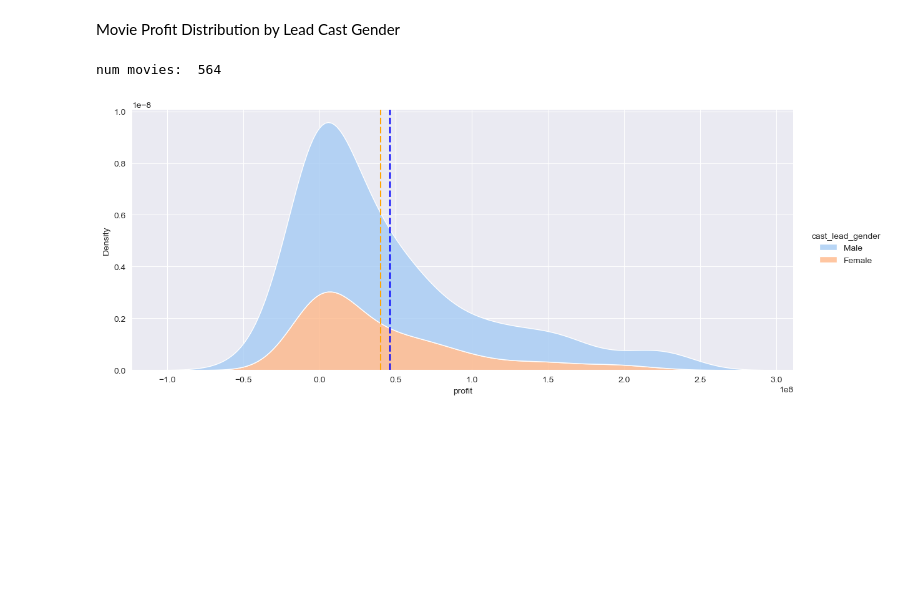
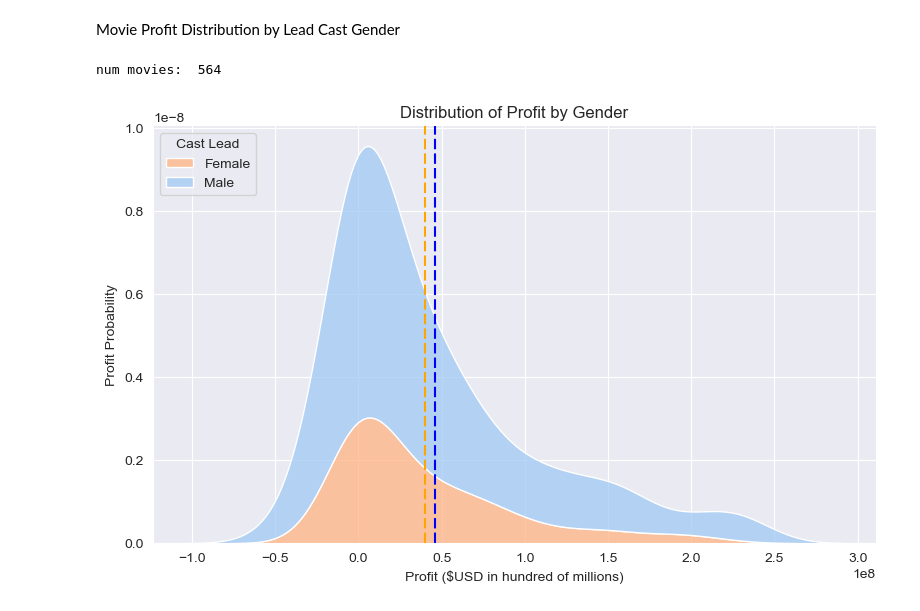
Before and after one commit to alexanderdaffara/Movies_Insights_EDA, a Jupyter notebook: Alex-Notebook.ipynb, the cells around one changed output. Drawn from its saved outputs; the diff is of its cells as text; code cells hidden in the pictures; blank space fills up the shorter version.

```diff
--- a/Alex-Notebook.ipynb
+++ b/Alex-Notebook.ipynb
@@ -575,17 +420,15 @@ average long profit: 52,570,746
 # %% [markdown]
 ### Runtime Distribution per top 5 Genres
 # %%
-top5_genre_combos = [('Adventure', 'Comedy'),
-                     ('Action', 'Adventure'),
-                     'Adventure',
-                     'Sci-Fi',
-                     ('Horror', 'Thriller')]
+top5_genre_combos = b
 left = most_profit_df[['movie','release_year','profit','runtime_minutes','length']]
 right = profit_genreTuples_df.loc[profit_genreTuples_df['genres'].map(lambda x: True if x in top5_genre_combos \
                                                                             else False)]
 m = left.merge(right, how='inner', on=['movie','release_year'], suffixes=['_l','_r'])
 
 genre_length_dfs = [m.loc[m['genres'] == genre] for genre in top5_genre_combos]
+
+
 
 
 fig, ax = plt.subplots(ncols=5, figsize=(13,5))
@@ -609,6 +452,7 @@ ax[len(titles)//2].set_xlabel('Runtime lengths')
 ax[0].legend(['long > 114 min','114 min > medium > 99 min','short < 99 min'])
 fig.suptitle('Movie Runtime Distribution per Top Genres', fontsize=16)
 
+sns.set_style('dark')
 plt.tight_layout()
 plt.show()
 # %% [output]
@@ -760,32 +562,36 @@ Movie Profit Distribution by Lead Cast Gender
 # %%
 gender_profit_df = kaggle_cleaned_df[['title','release_date','revenue','cast_lead_gender']]
 gender_profit_df = gender_profit_df.merge(modern_budgets_df[['movie','release_year','profit']],
                                           how='inner',
                                           left_on=['title','release_date'],
                                           right_on=['movie','release_year'],
                                           suffixes=['_l','_r'])
 print('num movies: ', len(gender_profit_df))
 
 
 sns.set_style('darkgrid')
 
 data = gender_profit_df
 column_name = 'profit'
 ax = sns.displot(x = column_name,
                  data=data,
                  hue='cast_lead_gender',
                  hue_order=['Male','Female'],
                  multiple='stack',
                  palette='pastel',
                  kind='kde',
-                 aspect=2.3)
+                 legend=False,
+                 aspect=1.6).set(title='Distribution of Profit by Gender',
+                                 xlabel='Profit ($USD in hundred of millions)',
+                                 ylabel='Profit Probability')
 
+plt.legend(title='Cast Lead', loc='upper left', labels=['Female', 'Male'])
 female_mean = gender_profit_df.groupby('cast_lead_gender').mean().loc['Female', column_name]
 plt.axvline(female_mean,0,200, color='orange', dashes=[5,2])
 male_mean = gender_profit_df.groupby('cast_lead_gender').mean().loc['Male', column_name]
 plt.axvline(male_mean,0,200, color='blue', dashes=[5,2])
 
 plt.show()
 # %% [output]
 num movies:  564
-[figure, old version]
+[figure, new version]
```
Also changed, not shown: parts of 29 cells of this notebook, 2 other files.
